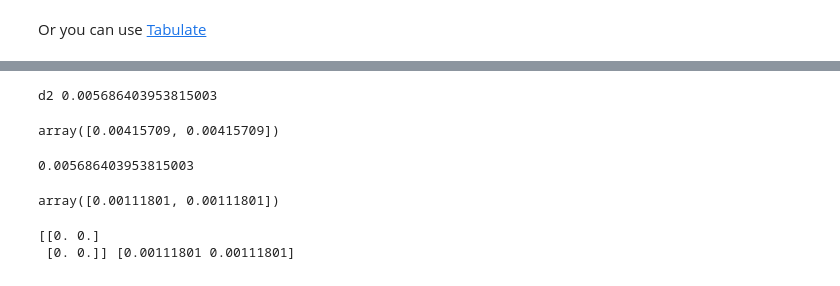
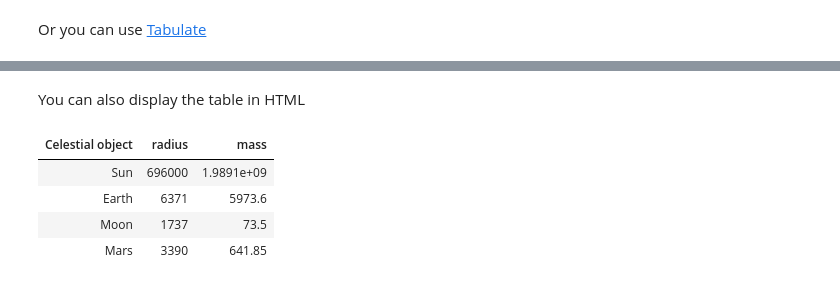
Before and after one commit to BYU-CS-472/CS472, a Jupyter notebook: CS472_Tutorial.ipynb, the cells around one changed output, grey strips where cells are left out. Saved outputs shown, nothing was run; the diff lists cells and outputs as text; code cells hidden in the pictures.

```diff
--- a/CS472_Tutorial.ipynb
+++ b/CS472_Tutorial.ipynb
@@ -115,7 +177,8 @@ Or you can use [Tabulate](https://pypi.org/project/tabulate/)
 # %%
 # Tabulate also looks pretty good
 from tabulate import tabulate
+headers = ["Celestial object", "radius", "mass"]
 table = [["Sun",696000,1989100000],["Earth",6371,5973.6],
           ["Moon",1737,73.5],["Mars",3390,641.85]]
-print(tabulate(table))
+print(tabulate(table, headers=headers))
 # %% [output]
@@ -178,30 +191,11 @@ a2
-# %%
-lr = 1
-t = 1
-d2 = (t - a2)*sigmoid_prime(a2)
-dw2 = lr*a1*d2
-print('d2', d2)
-dw2
-# %% [output]
-d2 0.005686403953815003
-array([0.00415709, 0.00415709])
-# %%
-db = lr*b2*d2
-db
-# %% [output]
-0.005686403953815003
-# %%
-d1 = d2*w2*sigmoid_prime(a1)
-d1
-# %% [output]
-array([0.00111801, 0.00111801])
-# %%
-dw1 = np.empty(w1.shape)
-db1 = np.empty(b1.shape)
-for i, di in enumerate(d1):
-  dw1[i] = lr*x*di
-  db1[i] = lr*b1[i]*di
-print(dw1, db1)
-# %% [output]
-[[0. 0.]
- [0. 0.]] [0.00111801 0.00111801]
+# %% [markdown]
+You can also display the table in HTML
+# %%
+from IPython.display import HTML, display
+display(HTML(tabulate(table, headers=headers, tablefmt='html')))
+# %% [output]
+| Celestial object | radius | mass |
+| Sun | 696000 | 1.9891e+09 |
+| Earth | 6371 | 5973.6 |
+| Moon | 1737 | 73.5 |
+| Mars | 3390 | 641.85 |
```
Also changed, not shown: parts of 23 cells of this notebook.
